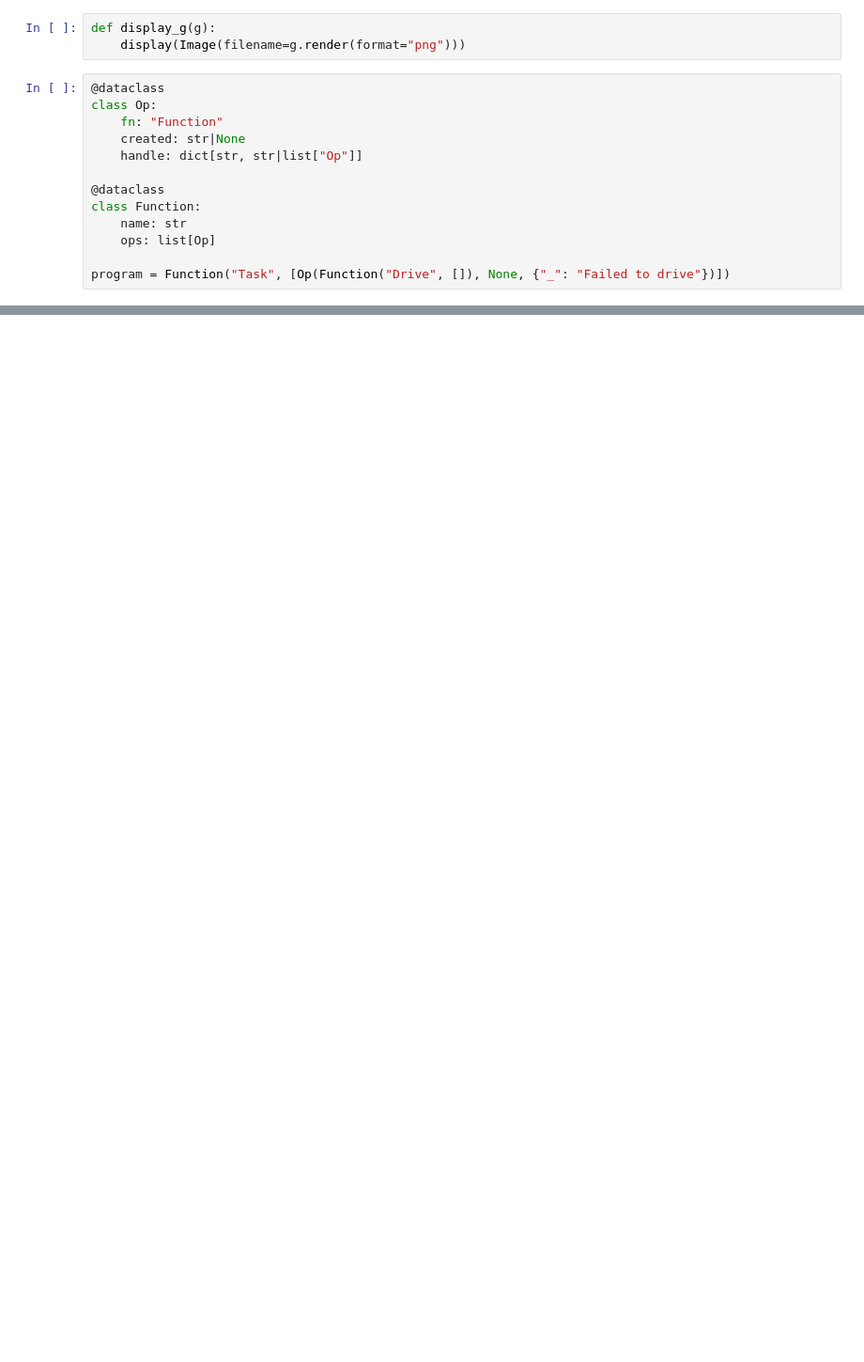
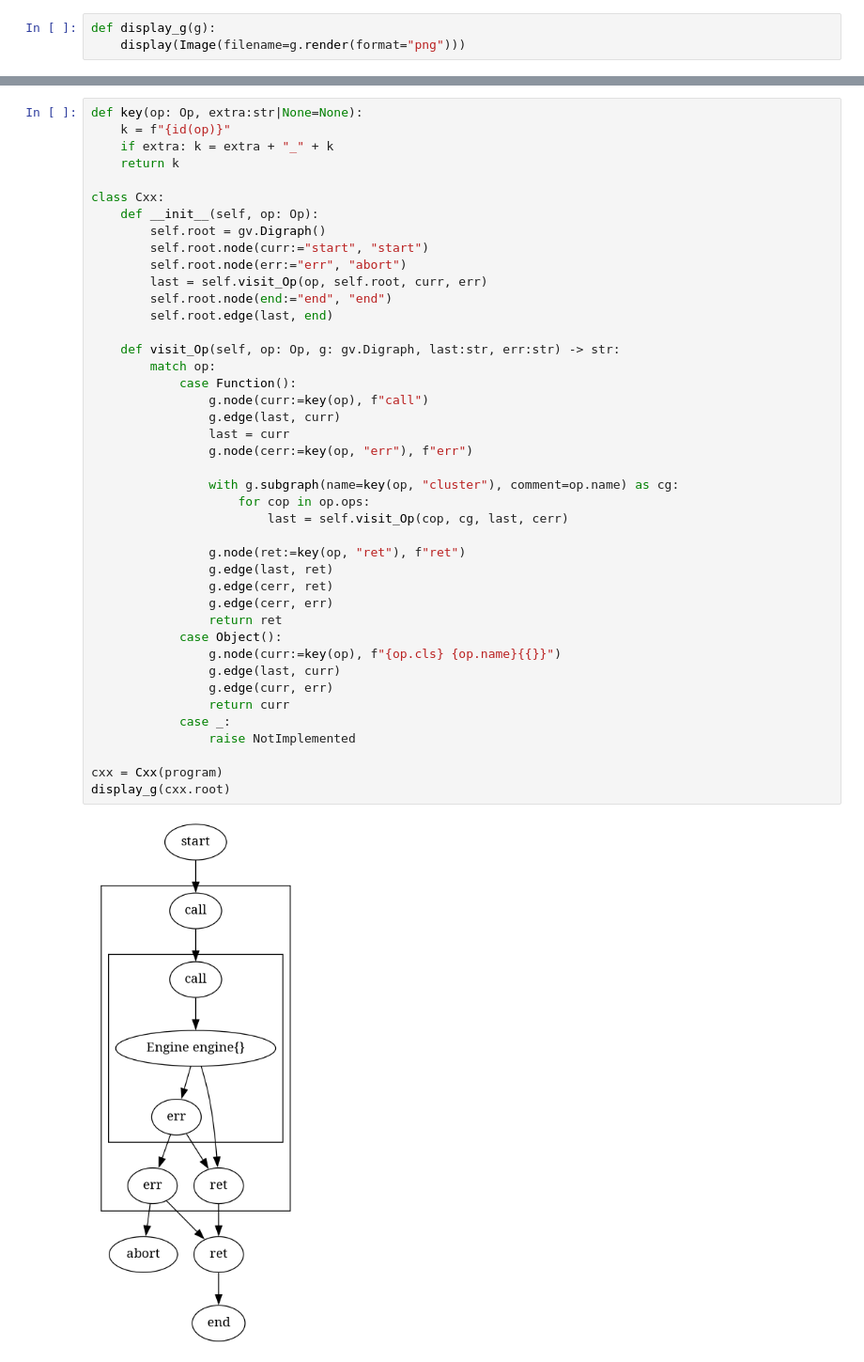
Before and after one commit to per42/exceptions, a Jupyter notebook: exceptions.ipynb, the cells around one changed output, grey strips where cells are left out. Shown: that part at 94% size. Cells and saved outputs as stored; diff of their text form; blank space fills up the shorter version.

Commit message:
Program graph

```diff
--- a/exceptions.ipynb
+++ b/exceptions.ipynb
@@ -6,16 +6,3 @@ import uuid
 # %%
 def display_g(g):
     display(Image(filename=g.render(format="png")))
-# %%
-@dataclass
-class Op:
-    fn: "Function"
-    created: str|None
-    handle: dict[str, str|list["Op"]]
-
-@dataclass
-class Function:
-    name: str
-    ops: list[Op]
-
-program = Function("Task", [Op(Function("Drive", []), None, {"_": "Failed to drive"})])
@@ -52,3 +43,47 @@ class Cxx:
+# %%
+def key(op: Op, extra:str|None=None):
+    k = f"{id(op)}"
+    if extra: k = extra + "_" + k
+    return k
+
+class Cxx:
+    def __init__(self, op: Op):
+        self.root = gv.Digraph()
+        self.root.node(curr:="start", "start")
+        self.root.node(err:="err", "abort")
+        last = self.visit_Op(op, self.root, curr, err)
+        self.root.node(end:="end", "end")
+        self.root.edge(last, end)
+
+    def visit_Op(self, op: Op, g: gv.Digraph, last:str, err:str) -> str:
+        match op:
+            case Function():
+                g.node(curr:=key(op), f"call")
+                g.edge(last, curr)
+                last = curr
+                g.node(cerr:=key(op, "err"), f"err")
+
+                with g.subgraph(name=key(op, "cluster"), comment=op.name) as cg:
+                    for cop in op.ops:
+                        last = self.visit_Op(cop, cg, last, cerr)
+
+                g.node(ret:=key(op, "ret"), f"ret")
+                g.edge(last, ret)
+                g.edge(cerr, ret)
+                g.edge(cerr, err)
+                return ret
+            case Object():
+                g.node(curr:=key(op), f"{op.cls} {op.name}{{}}")
+                g.edge(last, curr)
+                g.edge(curr, err)
+                return curr
+            case _:
+                raise NotImplemented
+
+cxx = Cxx(program)
+display_g(cxx.root)
+# %% [output]
+[figure, added]
 # %%
 
 g = gv.Digraph()
```
Also changed, not shown: parts of 5 cells of this notebook.
